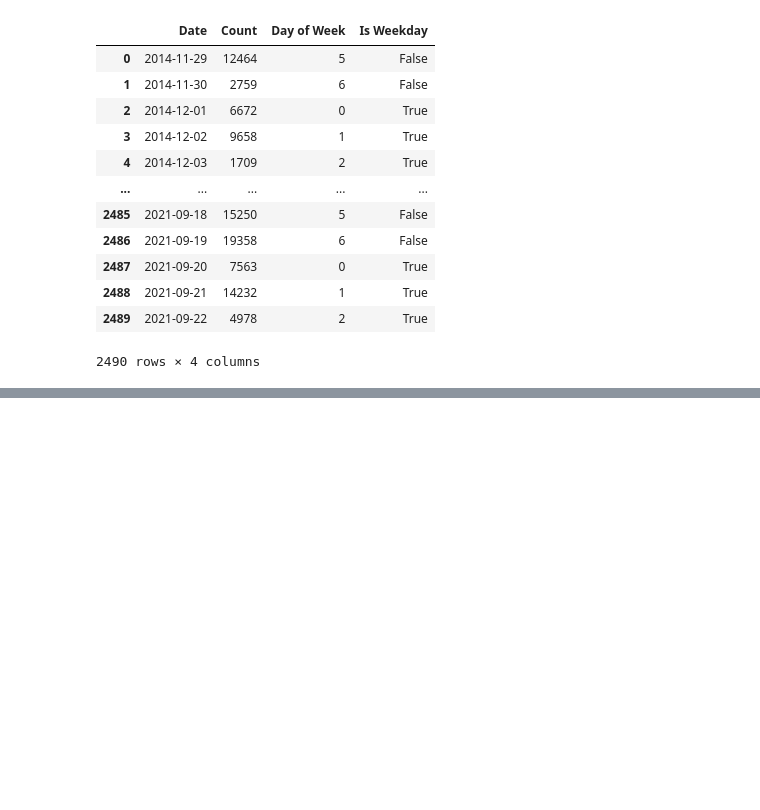
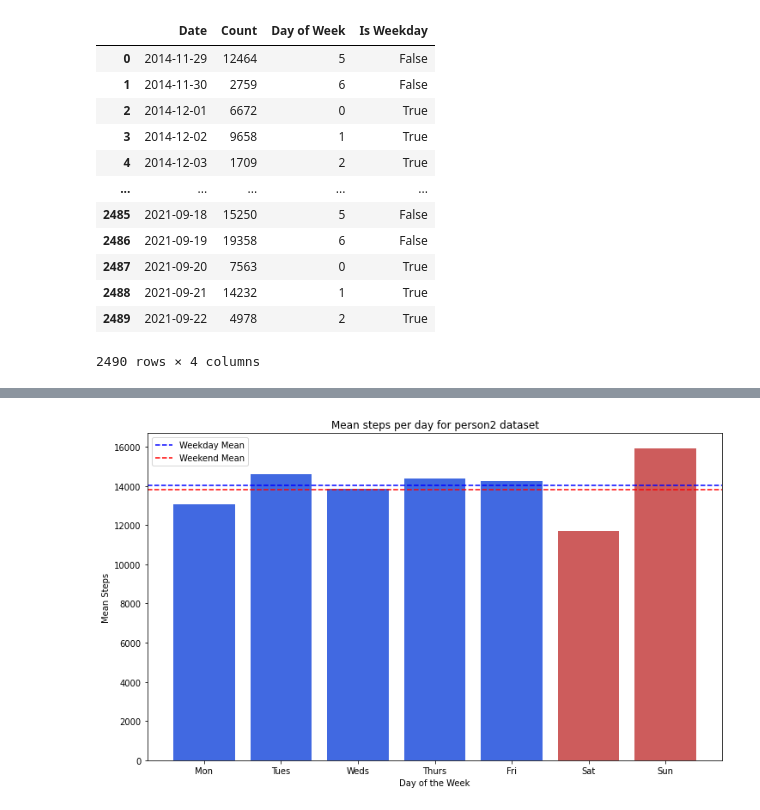
Before and after one commit to j-sh-park/Fit_Analysis, a Jupyter notebook: src/Week10 - James Park.ipynb, the cells around one changed output, grey strips where cells are left out. Cells and saved outputs as stored; diff of their text form; code cells hidden in the pictures; blank space fills up the shorter version.

```diff
--- a/src/Week10 - James Park.ipynb
+++ b/src/Week10 - James Park.ipynb
@@ -219,0 +240,18 @@ Weekday 14025.86839145107
+# %%
+#graph means per day for person2 data set
+plt.bar(day_mean_df2['Day'], day_mean_df2['Mean Steps'], color = ['royalblue', 'royalblue', 'royalblue', 'royalblue', 'royalblue', 'indianred', 'indianred'])
+plt.xlabel('Day of the Week')
+plt.ylabel('Mean Steps')
+plt.title('Mean steps per day for person2 dataset')
+#add weekday and weekend means
+h1 = weekday_mean_df2[weekday_mean_df2['Period']=='Weekday']['Mean Steps'][1]
+h2 = weekday_mean_df2[weekday_mean_df2['Period']=='Weekend']['Mean Steps'][0]
+plt.axhline(y=h1,linewidth=1.5, linestyle='--', label='Weekday Mean', color='blue')
+plt.axhline(y=h2,linewidth=1.5, linestyle='--', label='Weekend Mean', color='red')
+plt.legend()
+#set plot size
+fig = plt.gcf()
+fig.set_size_inches(12, 7)
+fig.savefig('person2_meanperday.png', dpi=100)
+# %% [output]
+[figure, added]
```
Also changed, not shown: parts of 6 cells of this notebook.
